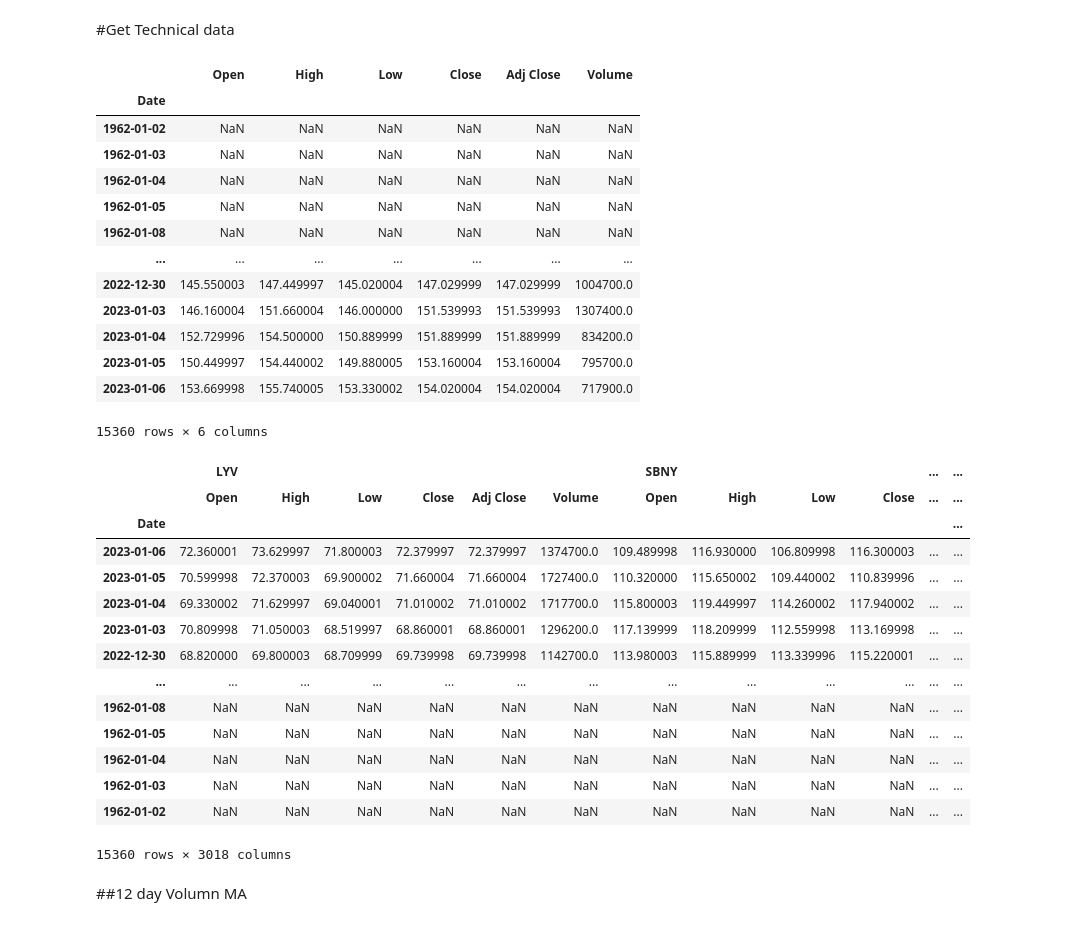
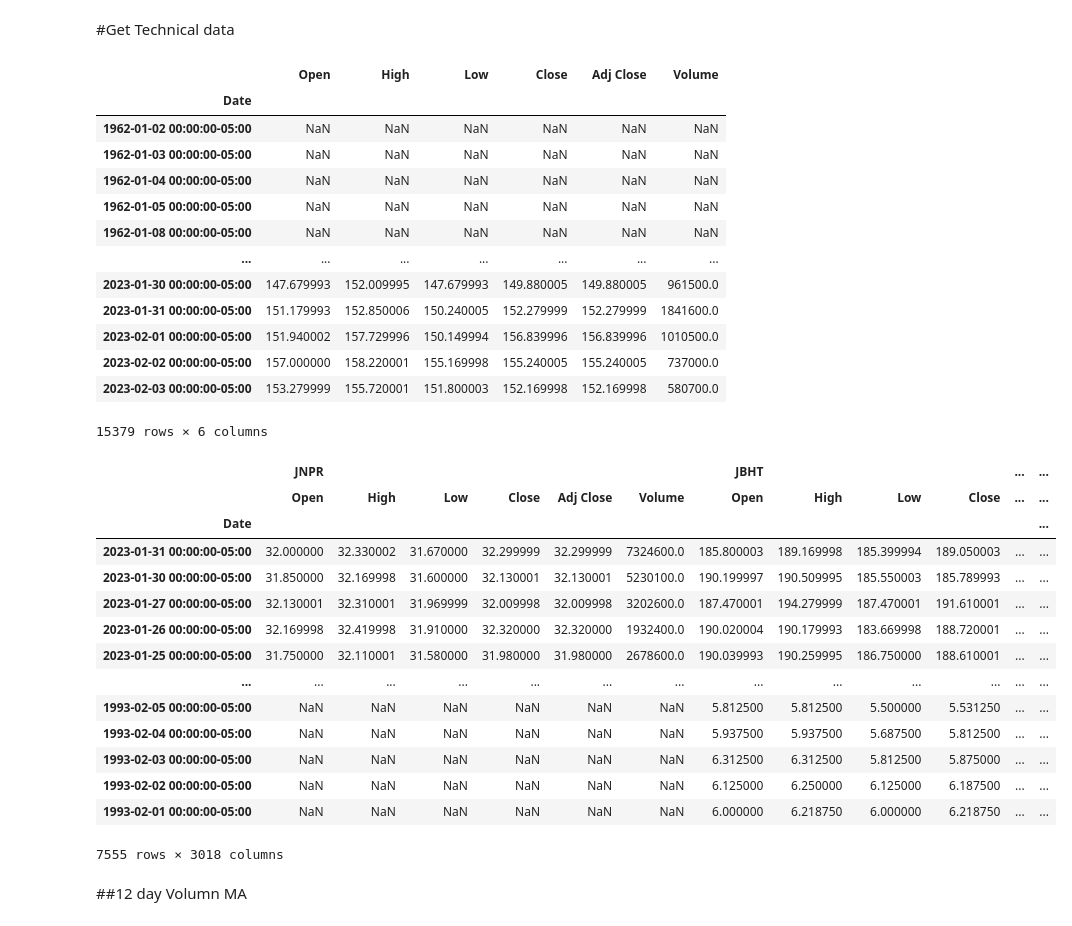
Before and after one commit to YanggWendy/FYP-Portfolio-Management-System, a Jupyter notebook: FYP_Stock_Data.ipynb, the cells around one changed output. Cells and saved outputs as stored; diff of their text form; code cells hidden in the pictures.

```diff
--- a/FYP_Stock_Data.ipynb
+++ b/FYP_Stock_Data.ipynb
@@ -101,6 +118,10 @@ SP500_ticker
  'ZBH',
  'ZION',
  'ZTS']
+# %%
+SP500_ticker.remove('BRK.B')
+SP500_ticker.remove('BF.B')
+SP500_ticker.remove('GEHC')
 # %%
 data = yf.download(SP500_ticker, period='max', interval="1d", group_by='tickers')
 data
@@ -134,37 +176,38 @@ data['AAP']
 # %% [output]
 |  | Open | High | Low | Close | Adj Close | Volume |
 | Date |  |  |  |  |  |  |
-| 1962-01-02 | NaN | NaN | NaN | NaN | NaN | NaN |
-| 1962-01-03 | NaN | NaN | NaN | NaN | NaN | NaN |
-| 1962-01-04 | NaN | NaN | NaN | NaN | NaN | NaN |
-| 1962-01-05 | NaN | NaN | NaN | NaN | NaN | NaN |
-| 1962-01-08 | NaN | NaN | NaN | NaN | NaN | NaN |
+| 1962-01-02 00:00:00-05:00 | NaN | NaN | NaN | NaN | NaN | NaN |
+| 1962-01-03 00:00:00-05:00 | NaN | NaN | NaN | NaN | NaN | NaN |
+| 1962-01-04 00:00:00-05:00 | NaN | NaN | NaN | NaN | NaN | NaN |
+| 1962-01-05 00:00:00-05:00 | NaN | NaN | NaN | NaN | NaN | NaN |
+| 1962-01-08 00:00:00-05:00 | NaN | NaN | NaN | NaN | NaN | NaN |
 | ... | ... | ... | ... | ... | ... | ... |
-| 2022-12-30 | 145.550003 | 147.449997 | 145.020004 | 147.029999 | 147.029999 | 1004700.0 |
-| 2023-01-03 | 146.160004 | 151.660004 | 146.000000 | 151.539993 | 151.539993 | 1307400.0 |
-| 2023-01-04 | 152.729996 | 154.500000 | 150.889999 | 151.889999 | 151.889999 | 834200.0 |
-| 2023-01-05 | 150.449997 | 154.440002 | 149.880005 | 153.160004 | 153.160004 | 795700.0 |
-| 2023-01-06 | 153.669998 | 155.740005 | 153.330002 | 154.020004 | 154.020004 | 717900.0 |
+| 2023-01-30 00:00:00-05:00 | 147.679993 | 152.009995 | 147.679993 | 149.880005 | 149.880005 | 961500.0 |
+| 2023-01-31 00:00:00-05:00 | 151.179993 | 152.850006 | 150.240005 | 152.279999 | 152.279999 | 1841600.0 |
+| 2023-02-01 00:00:00-05:00 | 151.940002 | 157.729996 | 150.149994 | 156.839996 | 156.839996 | 1010500.0 |
+| 2023-02-02 00:00:00-05:00 | 157.000000 | 158.220001 | 155.169998 | 155.240005 | 155.240005 | 737000.0 |
+| 2023-02-03 00:00:00-05:00 | 153.279999 | 155.720001 | 151.800003 | 152.169998 | 152.169998 | 580700.0 |
-15360 rows × 6 columns
+15379 rows × 6 columns
 # %%
 stock_data = data.reindex(index=data.index[::-1])
+stock_data = stock_data['1993-01-29':'2023-01-31']
 stock_data
 # %% [output]
-|  | LYV |  |  |  |  |  | SBNY |  |  |  | ... | ... |
+|  | JNPR |  |  |  |  |  | JBHT |  |  |  | ... | ... |
 |  | Open | High | Low | Close | Adj Close | Volume | Open | High | Low | Close | ... | ... |
 | Date |  |  |  |  |  |  |  |  |  |  |  | ... |
-| 2023-01-06 | 72.360001 | 73.629997 | 71.800003 | 72.379997 | 72.379997 | 1374700.0 | 109.489998 | 116.930000 | 106.809998 | 116.300003 | ... | ... |
-| 2023-01-05 | 70.599998 | 72.370003 | 69.900002 | 71.660004 | 71.660004 | 1727400.0 | 110.320000 | 115.650002 | 109.440002 | 110.839996 | ... | ... |
-| 2023-01-04 | 69.330002 | 71.629997 | 69.040001 | 71.010002 | 71.010002 | 1717700.0 | 115.800003 | 119.449997 | 114.260002 | 117.940002 | ... | ... |
-| 2023-01-03 | 70.809998 | 71.050003 | 68.519997 | 68.860001 | 68.860001 | 1296200.0 | 117.139999 | 118.209999 | 112.559998 | 113.169998 | ... | ... |
-| 2022-12-30 | 68.820000 | 69.800003 | 68.709999 | 69.739998 | 69.739998 | 1142700.0 | 113.980003 | 115.889999 | 113.339996 | 115.220001 | ... | ... |
+| 2023-01-31 00:00:00-05:00 | 32.000000 | 32.330002 | 31.670000 | 32.299999 | 32.299999 | 7324600.0 | 185.800003 | 189.169998 | 185.399994 | 189.050003 | ... | ... |
+| 2023-01-30 00:00:00-05:00 | 31.850000 | 32.169998 | 31.600000 | 32.130001 | 32.130001 | 5230100.0 | 190.199997 | 190.509995 | 185.550003 | 185.789993 | ... | ... |
+| 2023-01-27 00:00:00-05:00 | 32.130001 | 32.310001 | 31.969999 | 32.009998 | 32.009998 | 3202600.0 | 187.470001 | 194.279999 | 187.470001 | 191.610001 | ... | ... |
+| 2023-01-26 00:00:00-05:00 | 32.169998 | 32.419998 | 31.910000 | 32.320000 | 32.320000 | 1932400.0 | 190.020004 | 190.179993 | 183.669998 | 188.720001 | ... | ... |
+| 2023-01-25 00:00:00-05:00 | 31.750000 | 32.110001 | 31.580000 | 31.980000 | 31.980000 | 2678600.0 | 190.039993 | 190.259995 | 186.750000 | 188.610001 | ... | ... |
 | ... | ... | ... | ... | ... | ... | ... | ... | ... | ... | ... | ... | ... |
-| 1962-01-08 | NaN | NaN | NaN | NaN | NaN | NaN | NaN | NaN | NaN | NaN | ... | ... |
-| 1962-01-05 | NaN | NaN | NaN | NaN | NaN | NaN | NaN | NaN | NaN | NaN | ... | ... |
-| 1962-01-04 | NaN | NaN | NaN | NaN | NaN | NaN | NaN | NaN | NaN | NaN | ... | ... |
-| 1962-01-03 | NaN | NaN | NaN | NaN | NaN | NaN | NaN | NaN | NaN | NaN | ... | ... |
-| 1962-01-02 | NaN | NaN | NaN | NaN | NaN | NaN | NaN | NaN | NaN | NaN | ... | ... |
+| 1993-02-05 00:00:00-05:00 | NaN | NaN | NaN | NaN | NaN | NaN | 5.812500 | 5.812500 | 5.500000 | 5.531250 | ... | ... |
+| 1993-02-04 00:00:00-05:00 | NaN | NaN | NaN | NaN | NaN | NaN | 5.937500 | 5.937500 | 5.687500 | 5.812500 | ... | ... |
+| 1993-02-03 00:00:00-05:00 | NaN | NaN | NaN | NaN | NaN | NaN | 6.312500 | 6.312500 | 5.812500 | 5.875000 | ... | ... |
+| 1993-02-02 00:00:00-05:00 | NaN | NaN | NaN | NaN | NaN | NaN | 6.125000 | 6.250000 | 6.125000 | 6.187500 | ... | ... |
+| 1993-02-01 00:00:00-05:00 | NaN | NaN | NaN | NaN | NaN | NaN | 6.000000 | 6.218750 | 6.000000 | 6.218750 | ... | ... |
-15360 rows × 3018 columns
+7555 rows × 3018 columns
 # %% [markdown]
 ##12 day Volumn MA
 # %%
```
Also changed, not shown: parts of 111 cells of this notebook.
